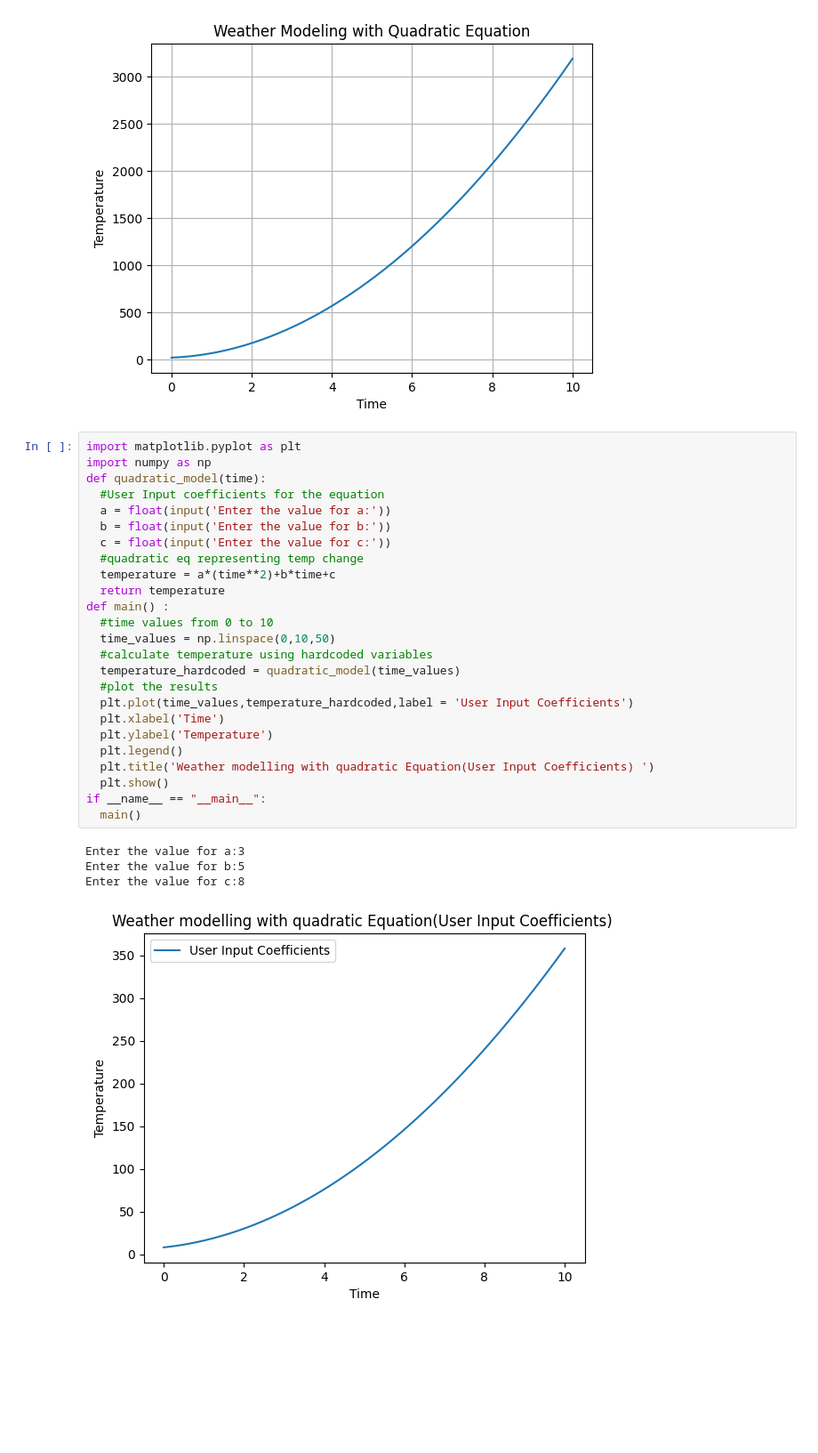
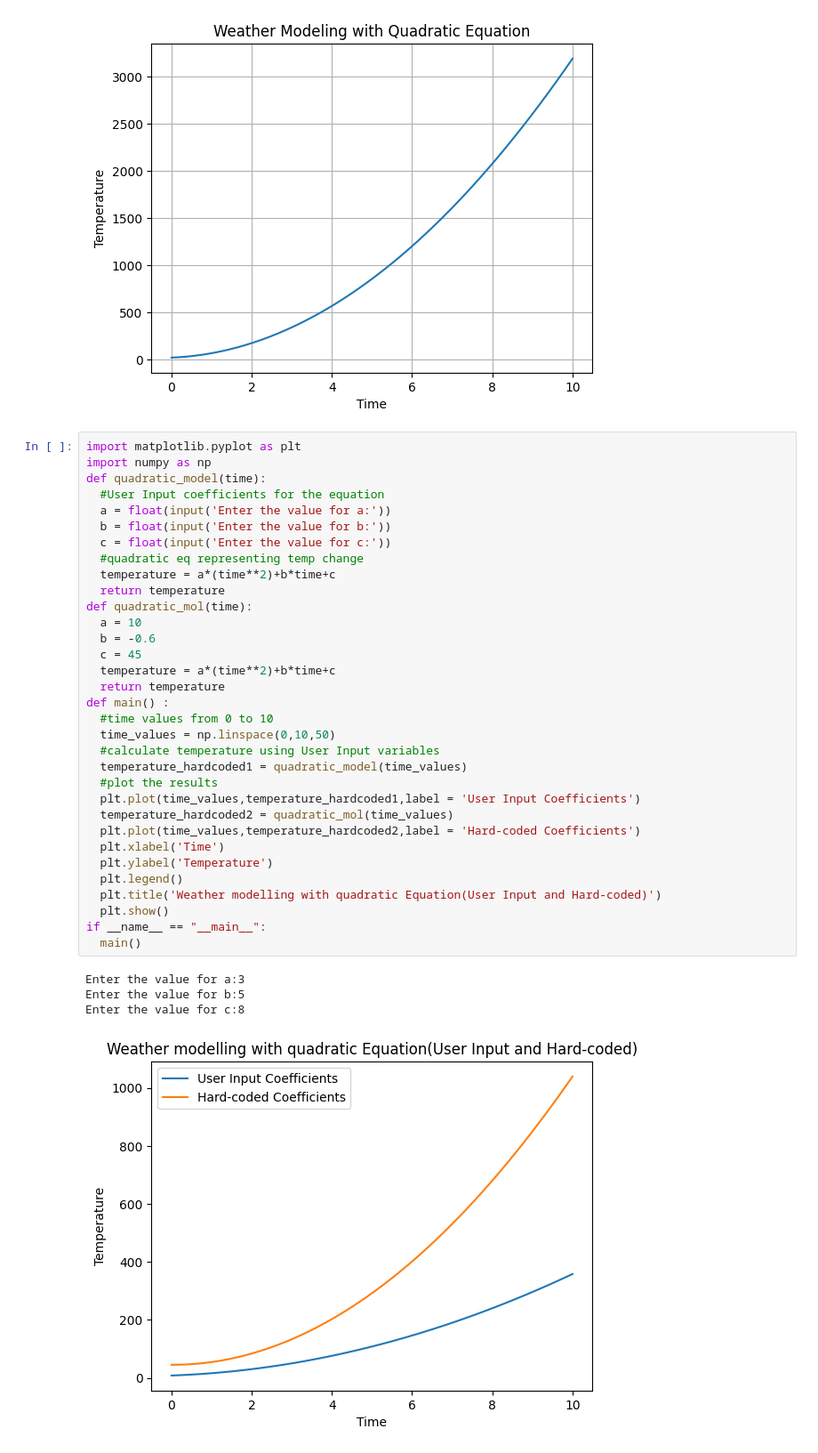
Before and after one commit to Joshitha475/colab-se-lab-1, a Jupyter notebook: SE_lab_1.ipynb, the cells around one changed output. Shown: that part at 89% size. Drawn from its saved outputs; the diff is of its cells as text; blank space fills up the shorter version.

```diff
--- a/SE_lab_1.ipynb
+++ b/SE_lab_1.ipynb
@@ -57,30 +59,38 @@ Enter the value of c: 19
 # %%
 import matplotlib.pyplot as plt
 import numpy as np
 def quadratic_model(time):
   #User Input coefficients for the equation
   a = float(input('Enter the value for a:'))
   b = float(input('Enter the value for b:'))
   c = float(input('Enter the value for c:'))
   #quadratic eq representing temp change
   temperature = a*(time**2)+b*time+c
   return temperature
+def quadratic_mol(time):
+  a = 10
+  b = -0.6
+  c = 45
+  temperature = a*(time**2)+b*time+c
+  return temperature
 def main() :
   #time values from 0 to 10
   time_values = np.linspace(0,10,50)
-  #calculate temperature using hardcoded variables
-  temperature_hardcoded = quadratic_model(time_values)
+  #calculate temperature using User Input variables
+  temperature_hardcoded1 = quadratic_model(time_values)
   #plot the results
-  plt.plot(time_values,temperature_hardcoded,label = 'User Input Coefficients')
+  plt.plot(time_values,temperature_hardcoded1,label = 'User Input Coefficients')
+  temperature_hardcoded2 = quadratic_mol(time_values)
+  plt.plot(time_values,temperature_hardcoded2,label = 'Hard-coded Coefficients')
   plt.xlabel('Time')
   plt.ylabel('Temperature')
   plt.legend()
-  plt.title('Weather modelling with quadratic Equation(User Input Coefficients) ')
+  plt.title('Weather modelling with quadratic Equation(User Input and Hard-coded)')
   plt.show()
 if __name__ == "__main__":
   main()
 # %% [output]
 Enter the value for a:3
 Enter the value for b:5
 Enter the value for c:8
-[figure, old version]
+[figure, new version]
```
Also changed, not shown: parts of 3 cells of this notebook.
